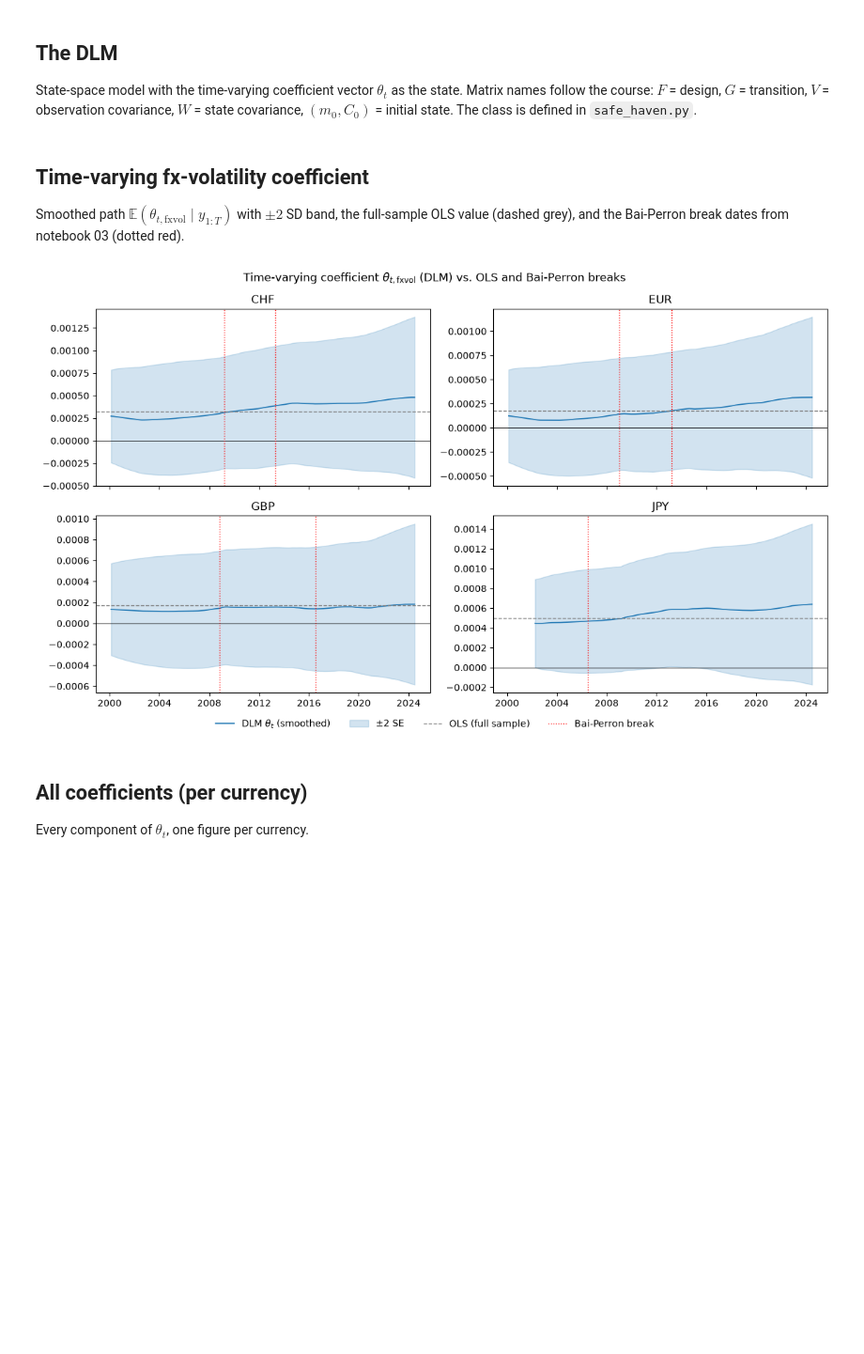
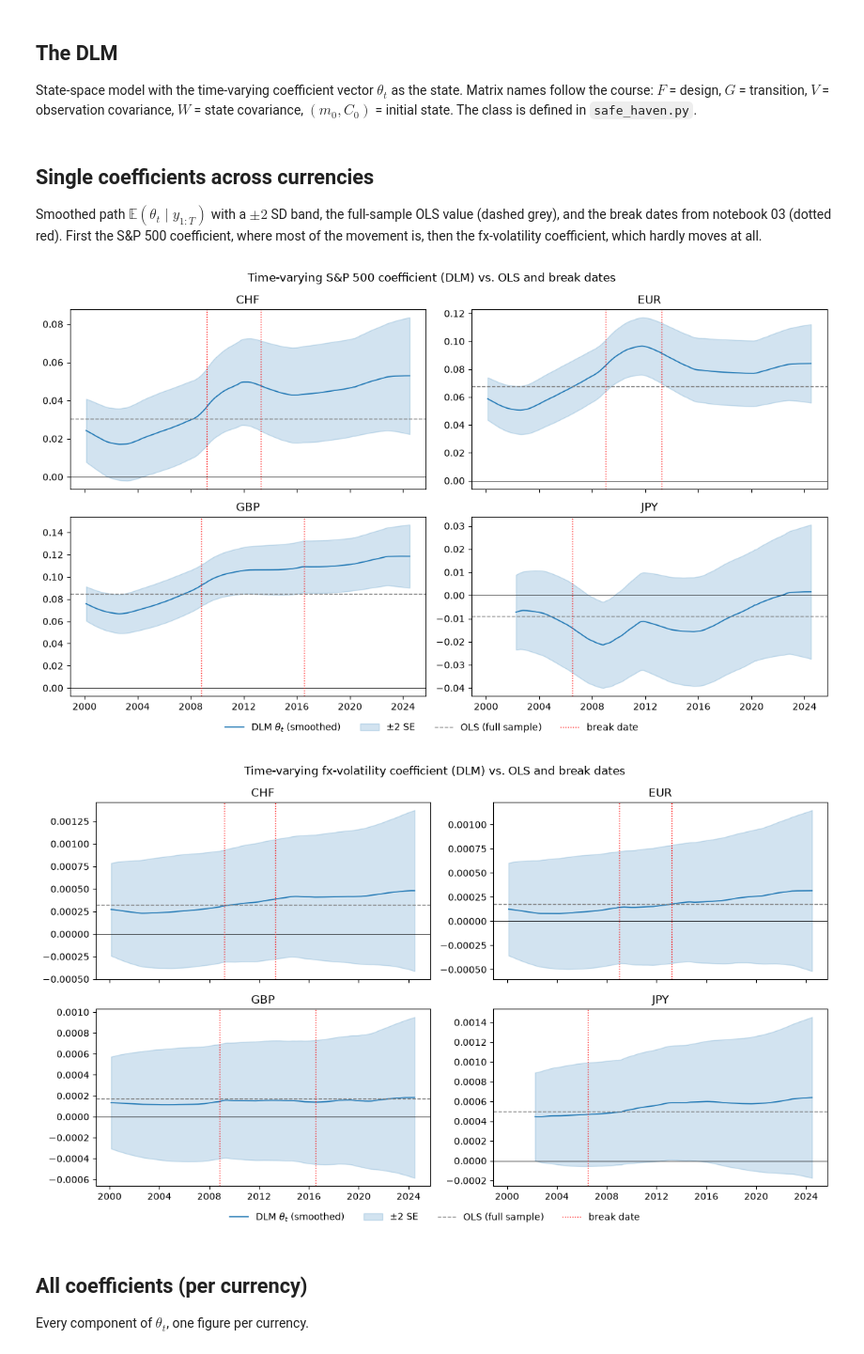
Before and after one commit to Lustfeld/safe-haven-dlm, a Jupyter notebook: notebooks/04_dlm.ipynb, the cells around one changed output. Shown at 94% size. Cells and saved outputs as stored; diff of their text form; code cells hidden in the pictures; blank space fills up the shorter version.

```diff
--- a/notebooks/04_dlm.ipynb
+++ b/notebooks/04_dlm.ipynb
@@ -82,43 +87,45 @@ for cur in CURRENCIES:
     dlm[cur] = (theta, sd, params)
     fits[cur] = res
 # %% [markdown]
-## Time-varying fx-volatility coefficient
+## Single coefficients across currencies
 
-Smoothed path $\mathbb{E}(\theta_{t,\mathrm{fxvol}} \mid y_{1:T})$ with $\pm 2$ SD
-band, the full-sample OLS value (dashed grey), and the Bai-Perron break dates from
-notebook 03 (dotted red).
+Smoothed path $\mathbb{E}(\theta_{t} \mid y_{1:T})$ with a $\pm 2$ SD band, the
+full-sample OLS value (dashed grey), and the break dates from notebook 03 (dotted
+red). First the S&P 500 coefficient, where most of the movement is, then the
+fx-volatility coefficient, which hardly moves at all.
 # %%
 bp = sh.break_dates()
-
-COEF = "fxvol"
-fig, axes = plt.subplots(2, 2, figsize=(12, 7), sharex=True)
-for ax, cur in zip(axes.ravel(), CURRENCIES):
-    theta, sd, ols = dlm[cur]
-    ax.plot(theta.index, theta[COEF], color="C0", lw=1.2, label=r"DLM $\theta_t$ (smoothed)")
-    ax.fill_between(theta.index, theta[COEF] - 2 * sd[COEF], theta[COEF] + 2 * sd[COEF],
-                    color="C0", alpha=0.2, label=r"$\pm$2 SE")
-    ax.axhline(ols[TERMS.index(COEF)], color="grey", ls="--", lw=1, label="OLS (full sample)")
-    ax.axhline(0, color="black", lw=0.6)
-    for j, d in enumerate(bp.get(cur, [])):
-        ax.axvline(d, color="red", ls=":", lw=1,
-                   label="Bai-Perron break" if j == 0 else None)
-    ax.set_title(cur)
-
-handles, labels = [], []
-for ax in axes.ravel():
-    for h, l in zip(*ax.get_legend_handles_labels()):
-        if l and l not in labels:
-            handles.append(h); labels.append(l)
-fig.legend(handles, labels, loc="lower center", ncol=4, frameon=False,
-           bbox_to_anchor=(0.5, -0.01))
-fig.suptitle(r"Time-varying coefficient $\theta_{t,\mathrm{fxvol}}$ (DLM) vs. OLS and Bai-Perron breaks")
-fig.tight_layout(rect=[0, 0.03, 1, 1])
+LABEL = {"SP500": "S&P 500", "fxvol": "fx-volatility"}
 
 FIG_DIR.mkdir(exist_ok=True)
-fig.savefig(FIG_DIR / "dlm_fxvol.png", dpi=300, bbox_inches="tight")
-plt.show()
+for COEF in ["SP500", "fxvol"]:
+    fig, axes = plt.subplots(2, 2, figsize=(12, 7), sharex=True)
+    for ax, cur in zip(axes.ravel(), CURRENCIES):
+        theta, sd, ols = dlm[cur]
+        ax.plot(theta.index, theta[COEF], color="C0", lw=1.2, label=r"DLM $\theta_t$ (smoothed)")
+        ax.fill_between(theta.index, theta[COEF] - 2 * sd[COEF], theta[COEF] + 2 * sd[COEF],
+                        color="C0", alpha=0.2, label=r"$\pm$2 SE")
+        ax.axhline(ols[TERMS.index(COEF)], color="grey", ls="--", lw=1, label="OLS (full sample)")
+        ax.axhline(0, color="black", lw=0.6)
+        for j, d in enumerate(bp.get(cur, [])):
+            ax.axvline(d, color="red", ls=":", lw=1,
+                       label="break date" if j == 0 else None)
+        ax.set_title(cur)
+
+    handles, labels = [], []
+    for ax in axes.ravel():
+        for h, l in zip(*ax.get_legend_handles_labels()):
+            if l and l not in labels:
+                handles.append(h); labels.append(l)
+    fig.legend(handles, labels, loc="lower center", ncol=4, frameon=False,
+               bbox_to_anchor=(0.5, -0.01))
+    fig.suptitle(f"Time-varying {LABEL[COEF]} coefficient (DLM) vs. OLS and break dates")
+    fig.tight_layout(rect=[0, 0.03, 1, 1])
+    fig.savefig(FIG_DIR / f"dlm_{COEF}.png", dpi=300, bbox_inches="tight")
+    plt.show()
 # %% [output]
-[figure, old version]
+[figure, new version]
+[figure, added]
 # %% [markdown]
 ## All coefficients (per currency)
 
```
Also changed, not shown: parts of 5 cells of this notebook, 37 other files.
